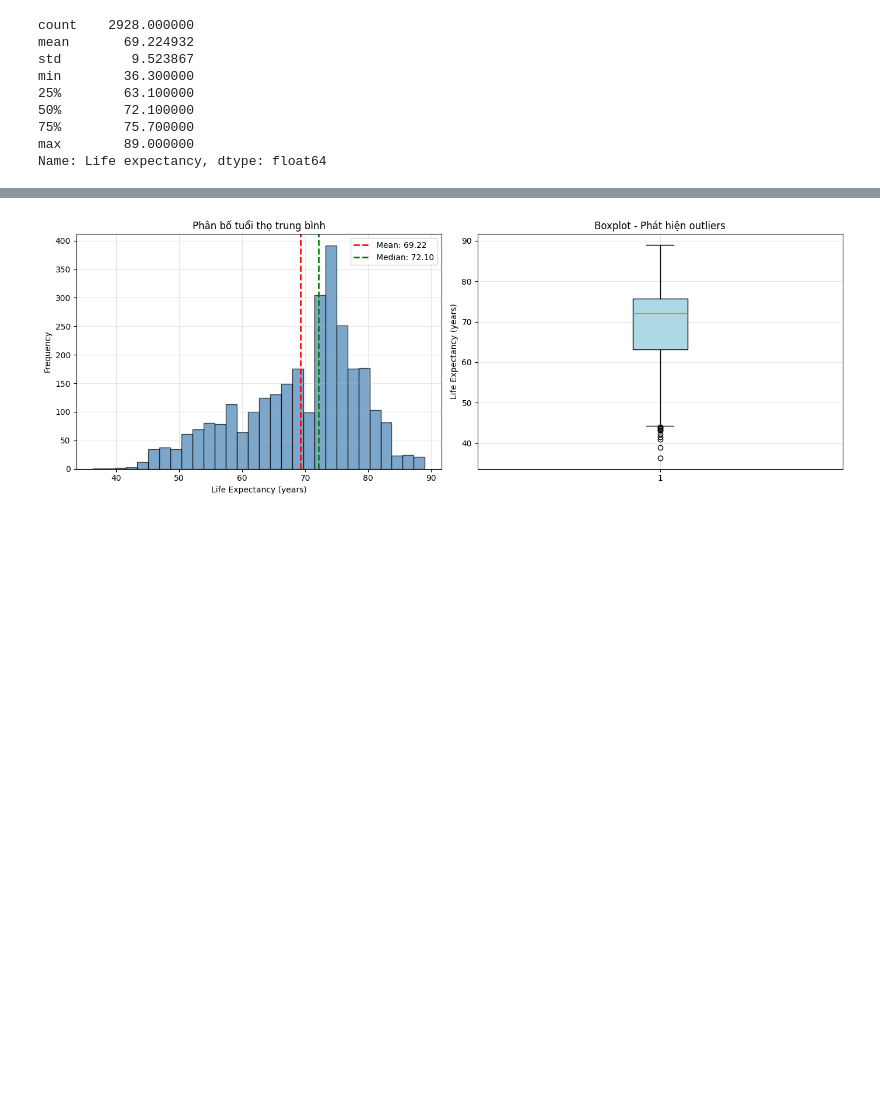
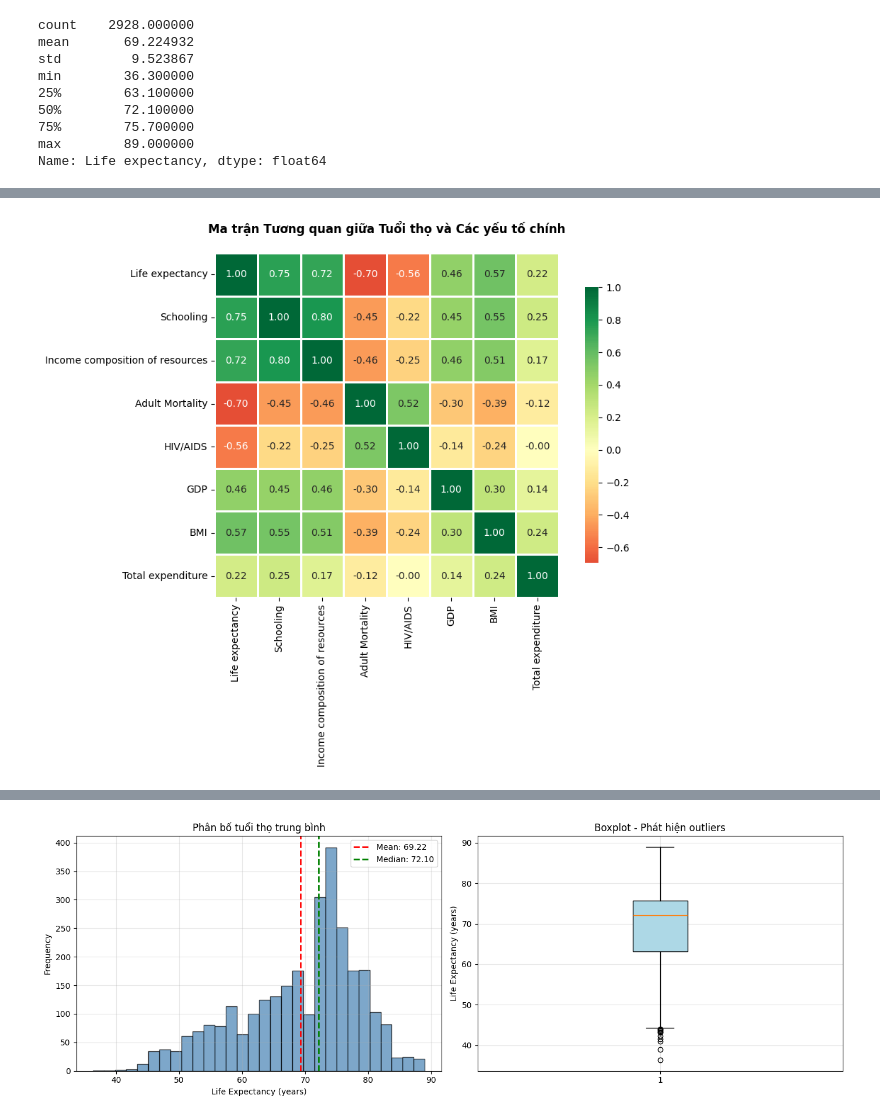
Before and after one commit to dinhtienn/life-expectancy-prediction, a Jupyter notebook: src/source.ipynb, the cells around one changed output, grey strips where cells are left out. Drawn from its saved outputs; the diff is of its cells as text; code cells hidden in the pictures; blank space fills up the shorter version.

```diff
--- a/src/source.ipynb
+++ b/src/source.ipynb
@@ -109,0 +124,15 @@ Name: Life expectancy, dtype: float64
+# %%
+corr_vars = ['Life expectancy', 'Schooling', 'Income composition of resources',
+            'Adult Mortality', 'HIV/AIDS', 'GDP', 'BMI', 'Total expenditure']
+
+corr_matrix = df[corr_vars].corr()
+
+plt.figure(figsize=(10, 8))
+sns.heatmap(corr_matrix, annot=True, cmap='RdYlGn', center=0, fmt='.2f',
+            square=True, linewidths=0.8, cbar_kws={"shrink": .8})
+plt.title('Ma trận Tương quan giữa Tuổi thọ và Các yếu tố chính', pad=20, fontweight='bold')
+plt.tight_layout()
+plt.savefig('../results/figures/correlation_heatmap.png', dpi=300, bbox_inches='tight', facecolor='white')
+plt.show()
+# %% [output]
+[figure, added]
```
Also changed, not shown: parts of 53 cells of this notebook, 7 other files.
